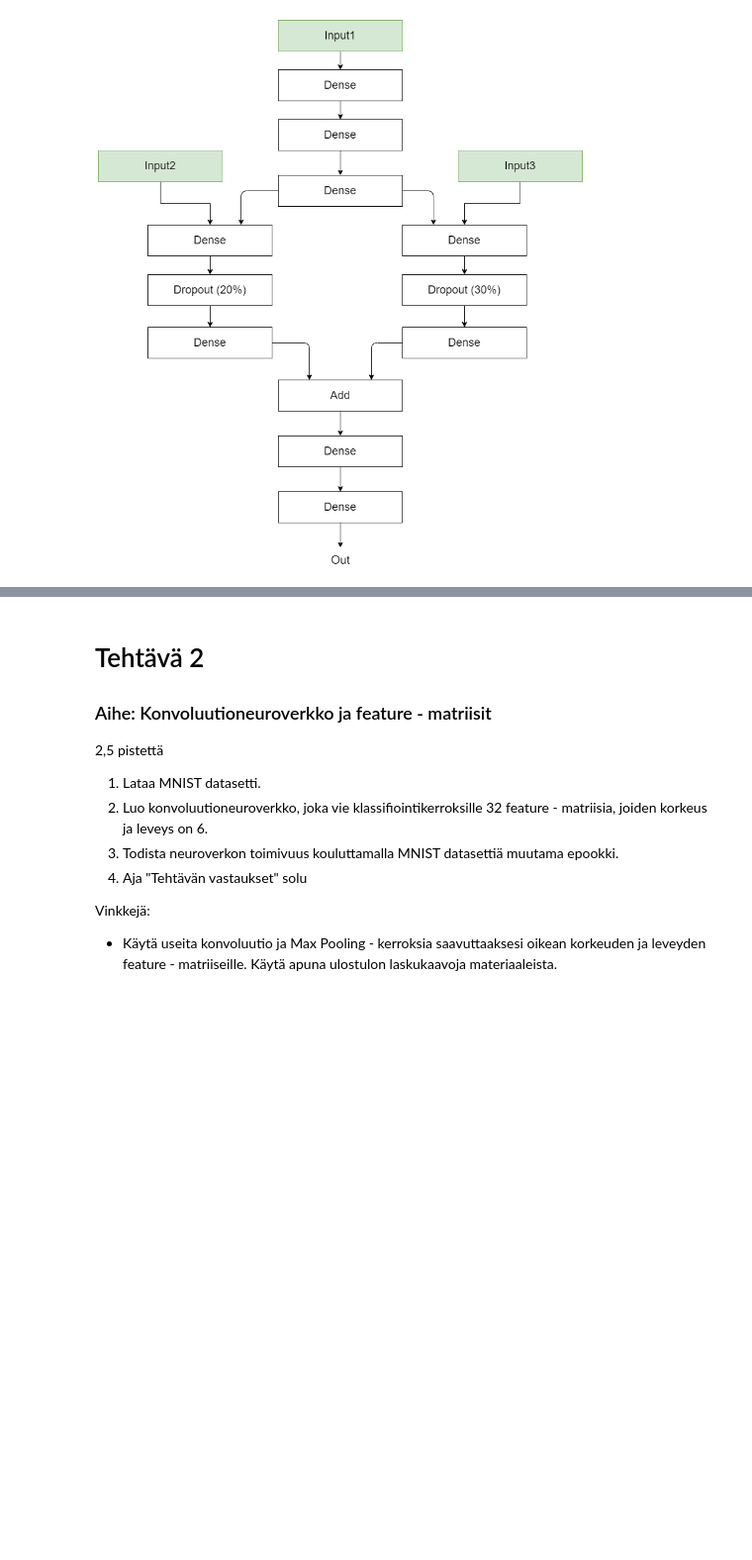
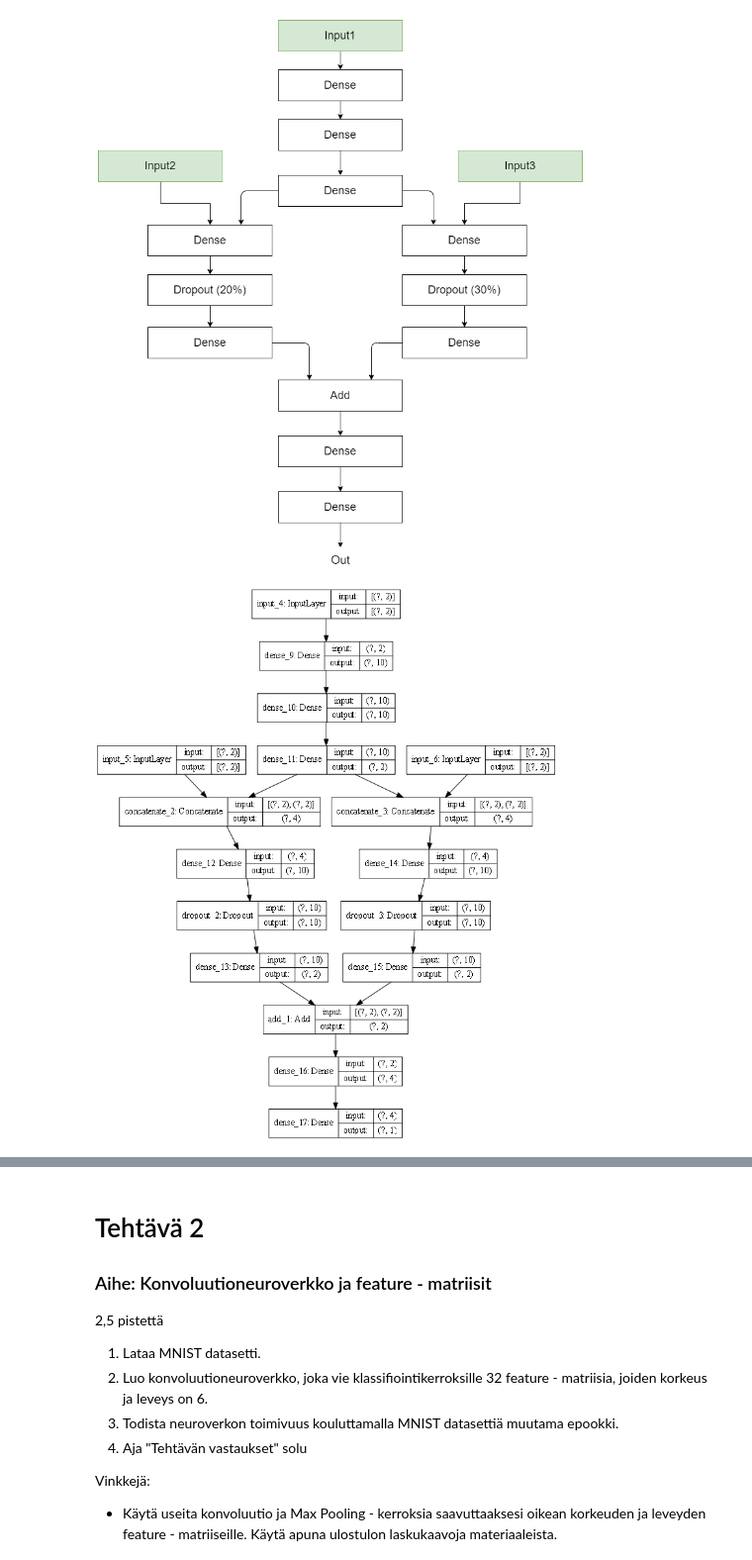
Before and after one commit to TapaniAlastalo/data_analytics, a Jupyter notebook: syvaoppiminen/tehtävät/osa2/tehtävät_osa2.ipynb, the cells around one changed output, grey strips where cells are left out. Shown at 99% size. Drawn from its saved outputs; the diff is of its cells as text; code cells hidden in the pictures; blank space fills up the shorter version.

```diff
--- a/syvaoppiminen/tehtävät/osa2/tehtävät_osa2.ipynb
+++ b/syvaoppiminen/tehtävät/osa2/tehtävät_osa2.ipynb
@@ -20,3 +18,45 @@ Image('../img/keras_functional_tehtävä.png')
+# %%
+# Tehtävän toteutus
+import tensorflow as tf
+
+# Jos käytät Windowsia ja Anaconda - paketinhallintaa:
+# Voit korjata "Graphviz executable not found" virheen määrittelemällä Graphviz exe - tiedostojen sijainnit käsin alla olevalla komennolla
+import os
+#os.environ['PATH'] = os.environ['PATH']+';'+ os.environ['CONDA_PREFIX'] + r"\pkgs\graphviz-2.38-hfd603c8_2\Library\bin\graphviz"
+
+# Model 1; sisääntulo, kaksi piilotettua ja ulostulokerros 2:lle
+model1_input = tf.keras.Input(shape=(2,))
+model1_dense1 = tf.keras.layers.Dense(10,activation='relu')(model1_input)
+model1_dense2 = tf.keras.layers.Dense(10,activation='relu')(model1_dense1)
+model1_output = tf.keras.layers.Dense(2,activation='linear')(model1_dense2)
+
+# Model 2
+model2_input = tf.keras.Input(shape=(2,))
+model2_concat = tf.keras.layers.concatenate([model2_input, model1_output])
+model2_dense1 = tf.keras.layers.Dense(10,activation='relu')(model2_concat)
+model2_dropout = tf.keras.layers.Dropout(0.2, input_shape=(10,))(model2_dense1)
+model2_output = tf.keras.layers.Dense(2,activation='relu')(model2_dropout)
+
+# Model 3
+model3_input =tf.keras.Input(shape=(2,))
+model3_concat = tf.keras.layers.concatenate([model3_input, model1_output])
+model3_dense1 = tf.keras.layers.Dense(10,activation='relu')(model3_concat)
+model3_dropout = tf.keras.layers.Dropout(0.2, input_shape=(10,))(model3_dense1)
+model3_output = tf.keras.layers.Dense(2,activation='relu')(model3_dropout)
+
+# Yhdistetään Model2 ja Model3 ulostulot
+model4_concat = tf.keras.layers.add([model2_output, model3_output])
+model4_dense1 = tf.keras.layers.Dense(4,activation='relu')(model4_concat)
+model4_output = tf.keras.layers.Dense(1,activation='sigmoid')(model4_dense1)
+
+# Määritellään sisääntulot ja ulostulot
+model_functional = tf.keras.Model(inputs=[model1_input, model2_input, model3_input],
+                               outputs=model4_output)
+
+# Piirretään lopputuotos
+tf.keras.utils.plot_model(model_functional, dpi=70, show_shapes=True)
+# %% [output]
+[figure, added]
 # %%
 # Tehtävän vastaukset. Huom! Älä muokkaa tätä solua, vaan aja se, kun olet suorittanut tehtävän. Sijoita luomasi malli model_functional - muuttujaan.
 model_functional.summary()
```
Also changed, not shown: parts of 2 cells of this notebook, 4 other files.
